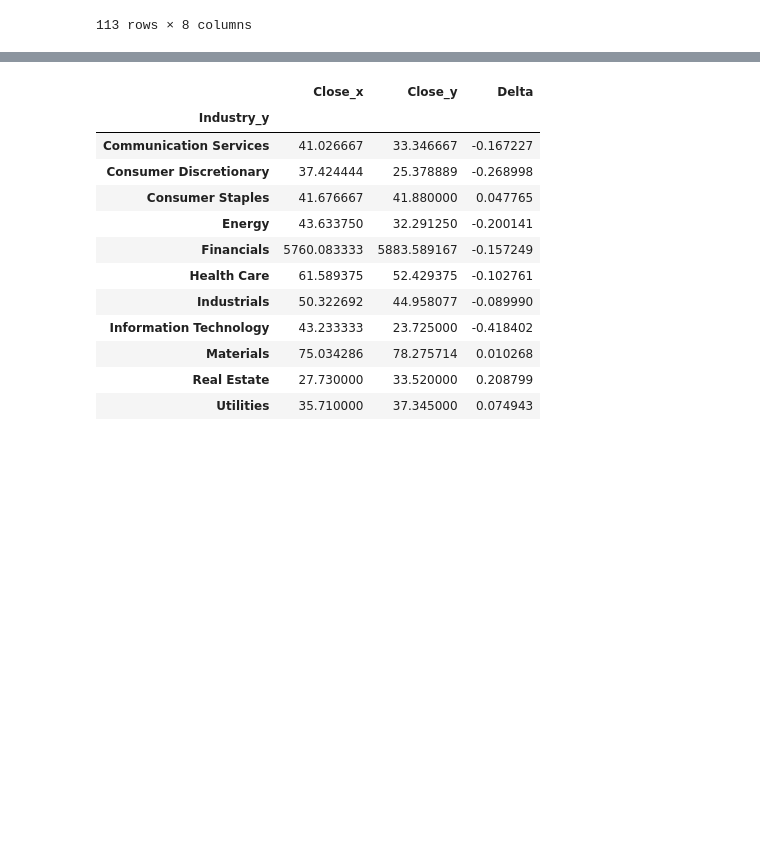
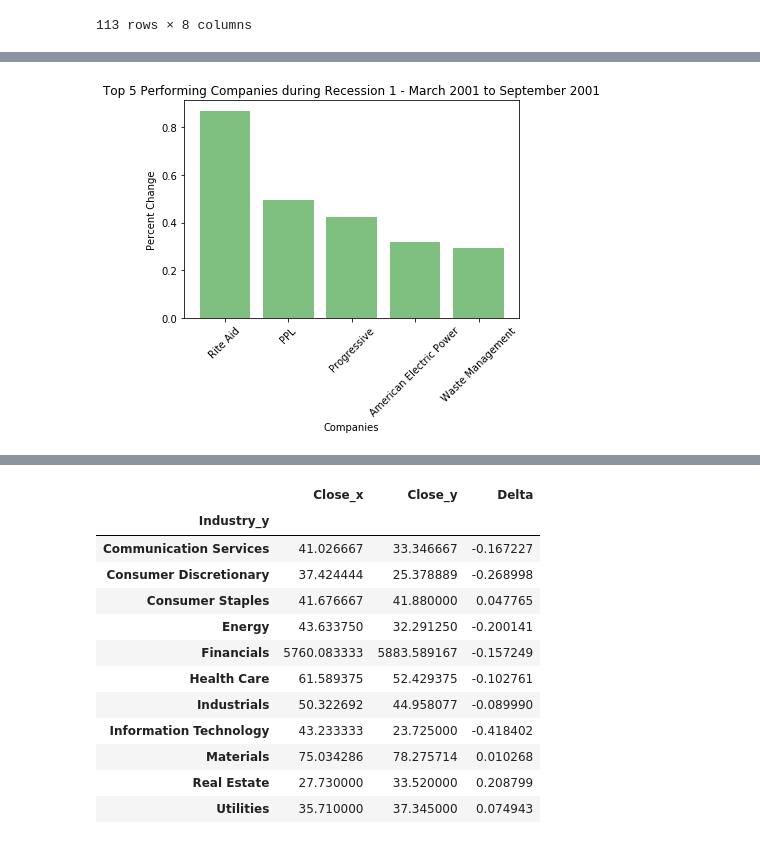
Before and after one commit to skinnms/DBC_project_1, a Jupyter notebook: Scripts/Project 1 Data Viz.ipynb, the cells around one changed output, grey strips where cells are left out. Drawn from its saved outputs; the diff is of its cells as text; code cells hidden in the pictures; blank space fills up the shorter version.

```diff
--- a/Scripts/Project 1 Data Viz.ipynb
+++ b/Scripts/Project 1 Data Viz.ipynb
@@ -150,6 +167,17 @@ rec_1_top5
 | 66 | 93.95 | PGR | Progressive | Financials | 133.90 | Progressive | Financials | 0.425226 |
 | 84 | 37.50 | AEP | American Electric Power | Utilities | 49.43 | American Electric Power | Utilities | 0.318133 |
 | 86 | 19.06 | WM | Waste Management | Industrials | 24.68 | Waste Management | Industrials | 0.294858 |
+# %%
+x_axis = rec_1_top5['company_y']
+y_axis = rec_1_top5['Delta']
+plt.bar(x_axis, y_axis, color='g', alpha=0.5, align="center")
+plt.xticks(rotation=45)
+plt.title("Top 5 Performing Companies during Recession 1 - March 2001 to September 2001")
+plt.xlabel("Companies")
+plt.ylabel("Percent Change")
+plt.savefig("Rec1Top5.png",bbox_inches = 'tight')
+# %% [output]
+[figure, added]
 # %%
 rec_1_bot5 = rec_1_df.nsmallest(5, 'Delta')
 rec_1_bot5
```
Also changed, not shown: parts of 10 cells of this notebook.
